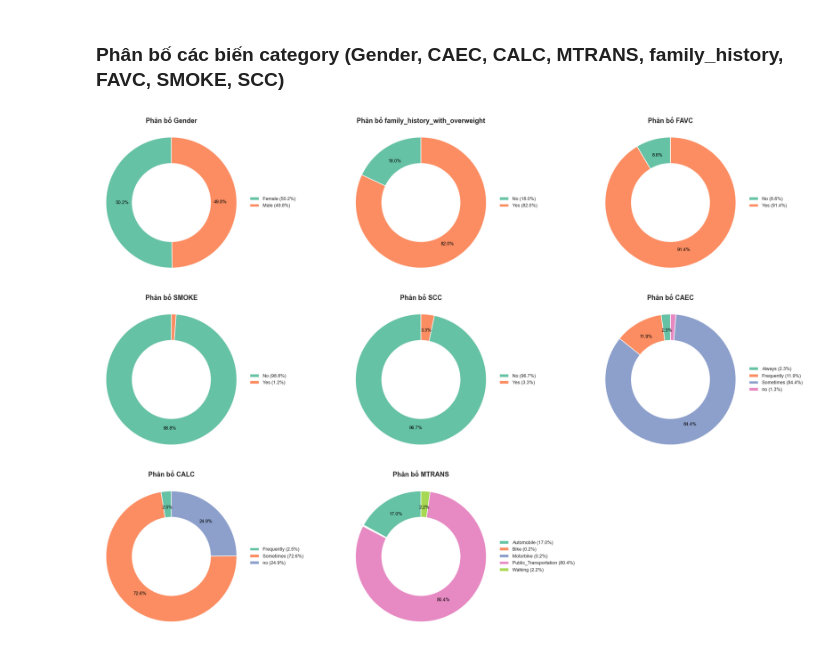
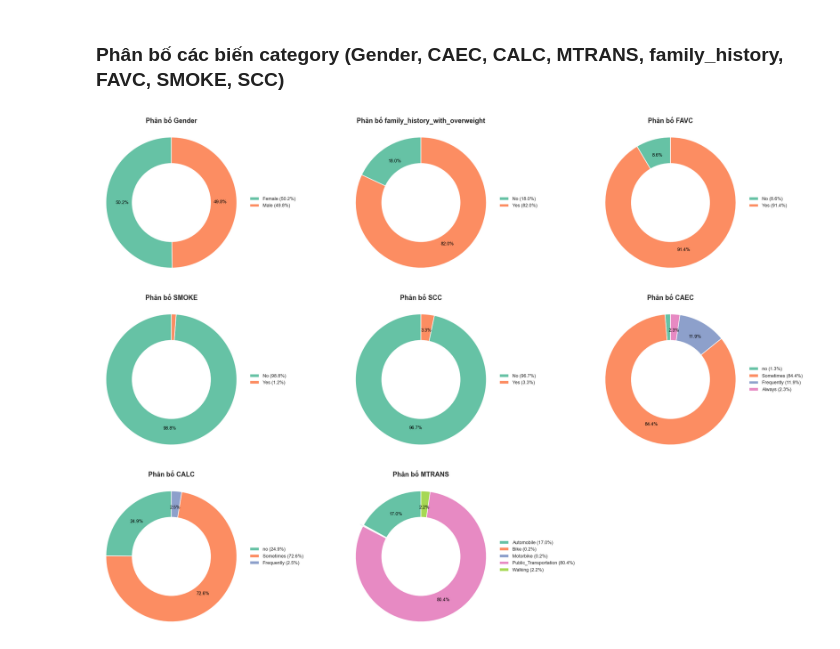
Before and after one commit to tranminhduc9/Obesity_Predict_ML, a Jupyter notebook: eda.ipynb, the cells around one changed output. Saved outputs shown, nothing was run; the diff lists cells and outputs as text; code cells hidden in the pictures.

```diff
--- a/eda.ipynb
+++ b/eda.ipynb
@@ -125,4 +130,9 @@ Name: count, dtype: int64
 # %%
+# Sắp xếp lại cột: đưa nhãn NObeyesdad xuống cuối
+cols = [col for col in df_clean.columns if col != 'NObeyesdad']
+cols.append('NObeyesdad')
+df_clean = df_clean[cols]
+
 df_clean.head()
 # %% [output]
 |  | Gender | Age | Height | Weight | family_history_with_overweight | FAVC | FCVC | NCP | CAEC | SMOKE | ... |
@@ -198,11 +209,10 @@ categorical_vars = {
     'family_history_with_overweight': {0: 'No', 1: 'Yes'},
     'FAVC': {0: 'No', 1: 'Yes'},
     'SMOKE': {0: 'No', 1: 'Yes'},
-    'SCC': {0: 'No', 1: 'Yes'}
+    'SCC': {0: 'No', 1: 'Yes'},
+    'CAEC': {0: 'no', 1: 'Sometimes', 2: 'Frequently', 3: 'Always'},
+    'CALC': {0: 'no', 1: 'Sometimes', 2: 'Frequently', 3: 'Always'}
 }
-
-for col in ['CAEC', 'CALC', 'MTRANS']:
-    categorical_vars[col] = {v: k for k, v in category_mappings[col].items()}
 
 fig, axes = plt.subplots(3, 3, figsize=(20, 15))
 axes = axes.flatten()
@@ -222,31 +232,65 @@ for i, (var, mapping) in enumerate(categorical_vars.items()):
         autopct=lambda p: f'{p:.1f}%' if p >= 2 else '',
         colors=palette,
         startangle=90,
         pctdistance=0.75,
         explode=explode,
         textprops={'fontsize': 9, 'color': 'black'},
         wedgeprops={'edgecolor': 'white', 'linewidth': 1.2}
     )
 
     centre_circle = plt.Circle((0, 0), 0.6, fc='white')
     axes[i].add_artist(centre_circle)
     axes[i].axis('equal')
 
     axes[i].set_title(f'Phân bố {var}', fontsize=13, fontweight='bold', pad=15)
 
     axes[i].legend(
         wedges,
         [f"{lbl} ({p:.1f}%)" for lbl, p in zip(labels, percentages)],
         loc='center left',
         bbox_to_anchor=(1.02, 0.5),
         fontsize=9,
         frameon=False
     )
 
+# Biểu đồ cho MTRANS (One-Hot Encoded)
+mtrans_cols = [col for col in df_clean.columns if col.startswith('MTRANS_')]
+mtrans_counts = df_clean[mtrans_cols].sum()
+mtrans_labels = [col.replace('MTRANS_', '') for col in mtrans_cols]
+mtrans_percentages = (mtrans_counts.values / len(df_clean)) * 100
+
+explode_mtrans = [0.05 if p < 1.0 else 0 for p in mtrans_percentages]
+
+wedges, texts, autotexts = axes[7].pie(
+    mtrans_counts.values,
+    labels=None,
+    autopct=lambda p: f'{p:.1f}%' if p >= 2 else '',
+    colors=palette,
+    startangle=90,
+    pctdistance=0.75,
+    explode=explode_mtrans,
+    textprops={'fontsize': 9, 'color': 'black'},
+    wedgeprops={'edgecolor': 'white', 'linewidth': 1.2}
+)
+
+centre_circle = plt.Circle((0, 0), 0.6, fc='white')
+axes[7].add_artist(centre_circle)
+axes[7].axis('equal')
+axes[7].set_title('Phân bố MTRANS', fontsize=13, fontweight='bold', pad=15)
+
+axes[7].legend(
+    wedges,
+    [f"{lbl} ({p:.1f}%)" for lbl, p in zip(mtrans_labels, mtrans_percentages)],
+    loc='center left',
+    bbox_to_anchor=(1.02, 0.5),
+    fontsize=9,
+    frameon=False
+)
+
 axes[8].axis('off')
 
 plt.tight_layout(pad=3.0)
 plt.subplots_adjust(right=0.9)
 plt.show()
 # %% [output]
-[figure, old version]
+[figure, new version]
```
Also changed, not shown: parts of 4 cells of this notebook, 4 other files.
